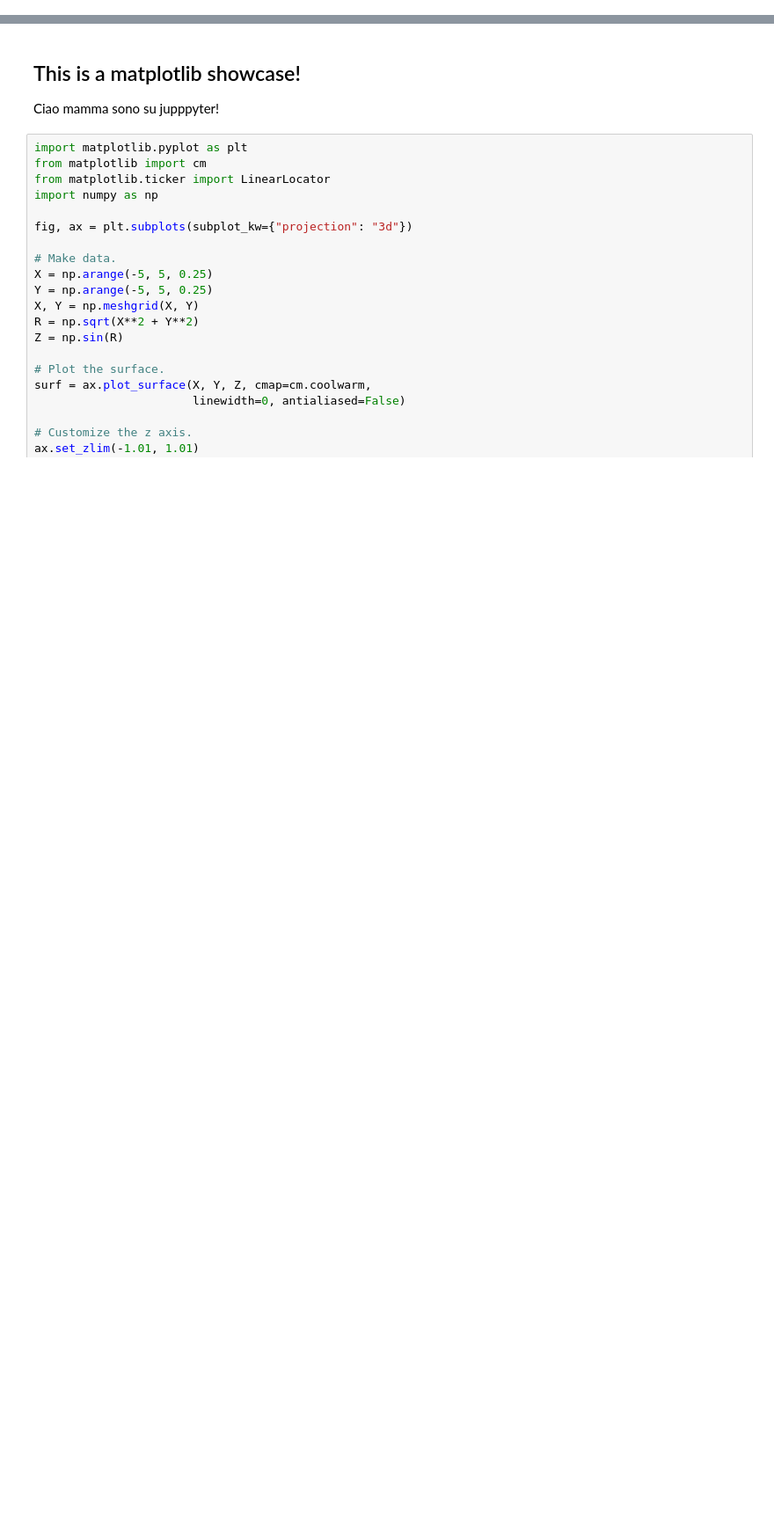
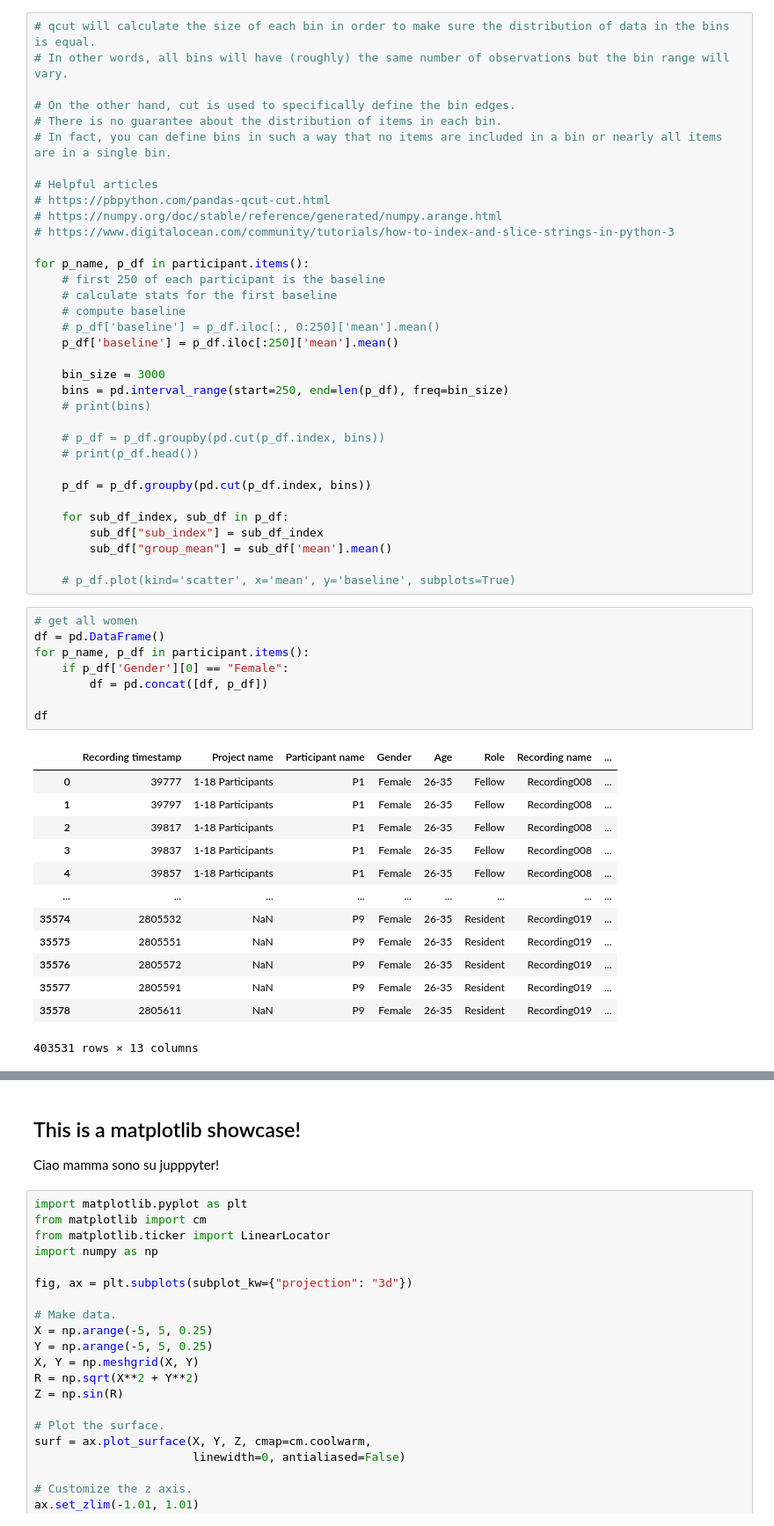
Before and after one commit to couharrison/eye-tracking, a Jupyter notebook: notebook.ipynb, the cells around one changed output, grey strips where cells are left out. Shown at 88% size. Drawn from its saved outputs; the diff is of its cells as text; blank space fills up the shorter version.

```diff
--- a/notebook.ipynb
+++ b/notebook.ipynb
@@ -38,0 +65,56 @@ plt.show()
+# %%
+# qcut will calculate the size of each bin in order to make sure the distribution of data in the bins is equal.
+# In other words, all bins will have (roughly) the same number of observations but the bin range will vary.
+
+# On the other hand, cut is used to specifically define the bin edges.
+# There is no guarantee about the distribution of items in each bin.
+# In fact, you can define bins in such a way that no items are included in a bin or nearly all items are in a single bin.
+
+# Helpful articles
+# https://pbpython.com/pandas-qcut-cut.html
+# https://numpy.org/doc/stable/reference/generated/numpy.arange.html
+# https://www.digitalocean.com/community/tutorials/how-to-index-and-slice-strings-in-python-3
+
+for p_name, p_df in participant.items():
+    # first 250 of each participant is the baseline
+    # calculate stats for the first baseline
+    # compute baseline
+    # p_df['baseline'] = p_df.iloc[:, 0:250]['mean'].mean()
+    p_df['baseline'] = p_df.iloc[:250]['mean'].mean()
+
+    bin_size = 3000
+    bins = pd.interval_range(start=250, end=len(p_df), freq=bin_size)
+    # print(bins)
+
+    # p_df = p_df.groupby(pd.cut(p_df.index, bins))
+    # print(p_df.head())
+
+    p_df = p_df.groupby(pd.cut(p_df.index, bins))
+
+    for sub_df_index, sub_df in p_df:
+        sub_df["sub_index"] = sub_df_index
+        sub_df["group_mean"] = sub_df['mean'].mean()
+
+    # p_df.plot(kind='scatter', x='mean', y='baseline', subplots=True)
+# %%
+# get all women
+df = pd.DataFrame()
+for p_name, p_df in participant.items():
+    if p_df['Gender'][0] == "Female":
+        df = pd.concat([df, p_df])
+
+df
+# %% [output]
+|  | Recording timestamp | Project name | Participant name | Gender | Age | Role | Recording name | ... |
+| 0 | 39777 | 1-18 Participants | P1 | Female | 26-35 | Fellow | Recording008 | ... |
+| 1 | 39797 | 1-18 Participants | P1 | Female | 26-35 | Fellow | Recording008 | ... |
+| 2 | 39817 | 1-18 Participants | P1 | Female | 26-35 | Fellow | Recording008 | ... |
+| 3 | 39837 | 1-18 Participants | P1 | Female | 26-35 | Fellow | Recording008 | ... |
+| 4 | 39857 | 1-18 Participants | P1 | Female | 26-35 | Fellow | Recording008 | ... |
+| ... | ... | ... | ... | ... | ... | ... | ... | ... |
+| 35574 | 2805532 | NaN | P9 | Female | 26-35 | Resident | Recording019 | ... |
+| 35575 | 2805551 | NaN | P9 | Female | 26-35 | Resident | Recording019 | ... |
+| 35576 | 2805572 | NaN | P9 | Female | 26-35 | Resident | Recording019 | ... |
+| 35577 | 2805591 | NaN | P9 | Female | 26-35 | Resident | Recording019 | ... |
+| 35578 | 2805611 | NaN | P9 | Female | 26-35 | Resident | Recording019 | ... |
+403531 rows × 13 columns
```
Also changed, not shown: parts of 8 cells of this notebook.
